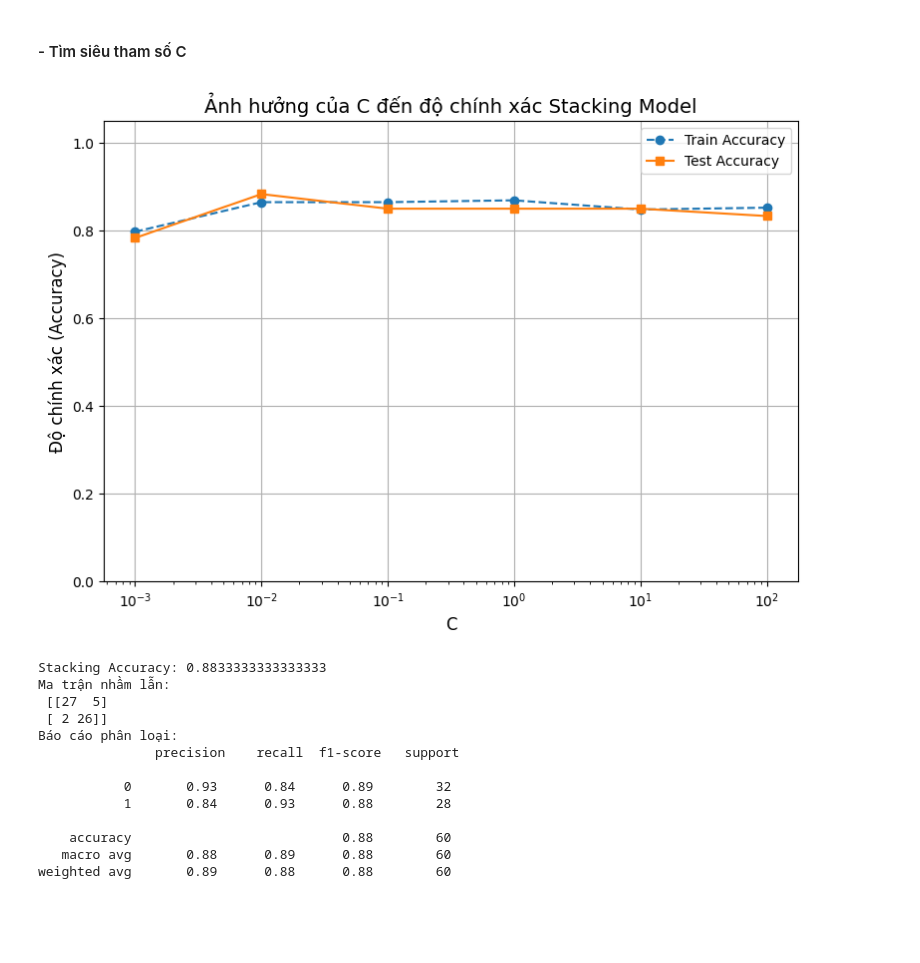
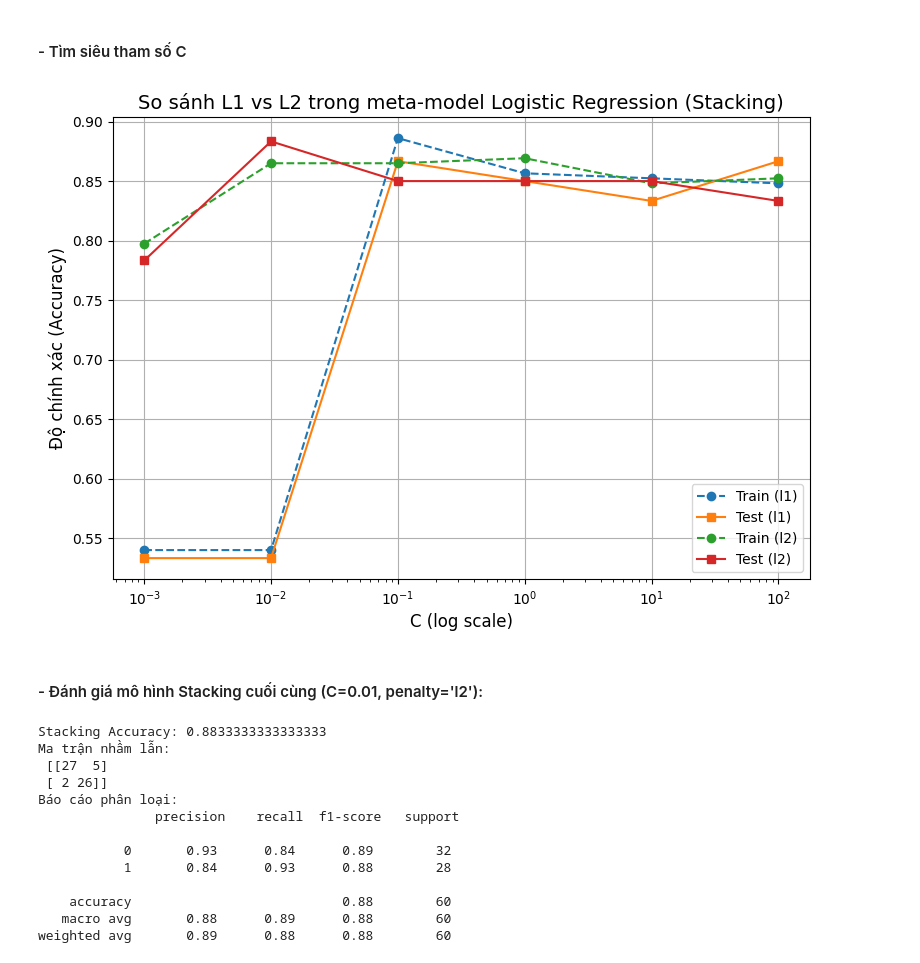
Before and after one commit to Duc-Nguyen-05/BLT-ML, a Jupyter notebook: main.ipynb, the cells around one changed output. Saved outputs shown, nothing was run; the diff lists cells and outputs as text; code cells hidden in the pictures; blank space fills up the shorter version.

```diff
--- a/main.ipynb
+++ b/main.ipynb
@@ -638,51 +636,68 @@ weighted avg       0.89      0.88      0.88        60
 # %% [markdown]
 #### - Tìm siêu tham số C
 # %%
-# --- Danh sách K cần kiểm tra ---
-c_values =[0.001, 0.01, 0.1, 1, 10, 100]
-train_scores = []
-test_scores = []
+# --- Thông số cần kiểm tra ---
+Cs = [0.001, 0.01, 0.1, 1, 10, 100]
+penalties = ['l1', 'l2']
+
+# --- Lưu kết quả ---
+results = {p: {'train': [], 'test': []} for p in penalties}
+
+# --- Base models ---
 base_models = [
     ('knn', knn),
     ('dt', dt_model),
     ('log', log_model)
 ]
-for k in c_values:
-    meta_model = LogisticRegression(C=k, solver='liblinear', max_iter=1000)
-    # Tạo stacking model
-    stacking_model = StackingClassifier(
-        estimators=base_models,
-        final_estimator=meta_model,
-        passthrough=False,
-        cv=5
-    )
 
-    # Huấn luyện
-    stacking_model.fit(X_train_scaled, y_train)
+# --- Lặp qua từng loại penalty và C ---
+for penalty in penalties:
+    for C in Cs:
+        # Meta-model (Logistic Regression)
+        meta_model = LogisticRegression(
+            solver='liblinear',
+            penalty=penalty,
+            C=C,
+            random_state=42,
+            max_iter=10000
+        )
 
-    # Độ chính xác trên train
-    train_preds = stacking_model.predict(X_train_scaled)
-    train_acc = accuracy_score(y_train, train_preds)
-    train_scores.append(train_acc)
+        # Tạo stacking model
+        stacking_model = StackingClassifier(
+            estimators=base_models,
+            final_estimator=meta_model,
+            passthrough=False,
+            cv=5
+        )
 
-    # Độ chính xác trên test
-    test_preds = stacking_model.predict(X_test_scaled)
-    test_acc = accuracy_score(y_test, test_preds)
-    test_scores.append(test_acc)
+        # Huấn luyện
+        stacking_model.fit(X_train_scaled, y_train)
+
+        # Độ chính xác trên train
+        train_preds = stacking_model.predict(X_train_scaled)
+        train_acc = accuracy_score(y_train, train_preds)
+        results[penalty]['train'].append(train_acc)
+
+        # Độ chính xác trên test
+        test_preds = stacking_model.predict(X_test_scaled)
+        test_acc = accuracy_score(y_test, test_preds)
+        results[penalty]['test'].append(test_acc)
 
 # --- Vẽ biểu đồ ---
 plt.figure(figsize=(9, 6))
-plt.plot(c_values, train_scores, marker='o', label='Train Accuracy', linestyle='--')
-plt.plot(c_values, test_scores, marker='s', label='Test Accuracy', linestyle='-')
+for penalty in penalties:
+    plt.plot(Cs, results[penalty]['train'], marker='o', linestyle='--', label=f'Train ({penalty})')
+    plt.plot(Cs, results[penalty]['test'], marker='s', linestyle='-', label=f'Test ({penalty})')
+
 plt.xscale('log')
-plt.xlabel('C', fontsize=12)
+plt.xlabel('C (log scale)', fontsize=12)
 plt.ylabel('Độ chính xác (Accuracy)', fontsize=12)
-plt.title('Ảnh hưởng của C đến độ chính xác Stacking Model', fontsize=14)
-plt.xticks(c_values)
-plt.ylim(0, 1.05)
+plt.title('So sánh L1 vs L2 trong meta-model Logistic Regression (Stacking)', fontsize=14)
 plt.legend()
 plt.grid(True)
 plt.show()
 # %% [output]
-[figure, old version]
+[figure, new version]
+# %% [markdown]
+#### - Đánh giá mô hình Stacking cuối cùng (C=0.01, penalty='l2'):
 # %%
```
Also changed, not shown: parts of 26 cells of this notebook.
